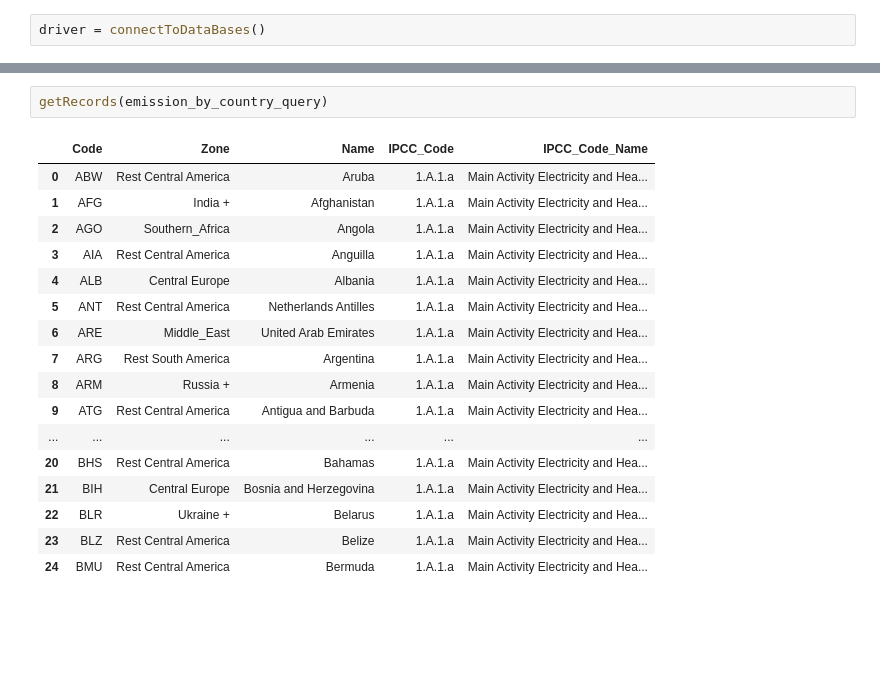
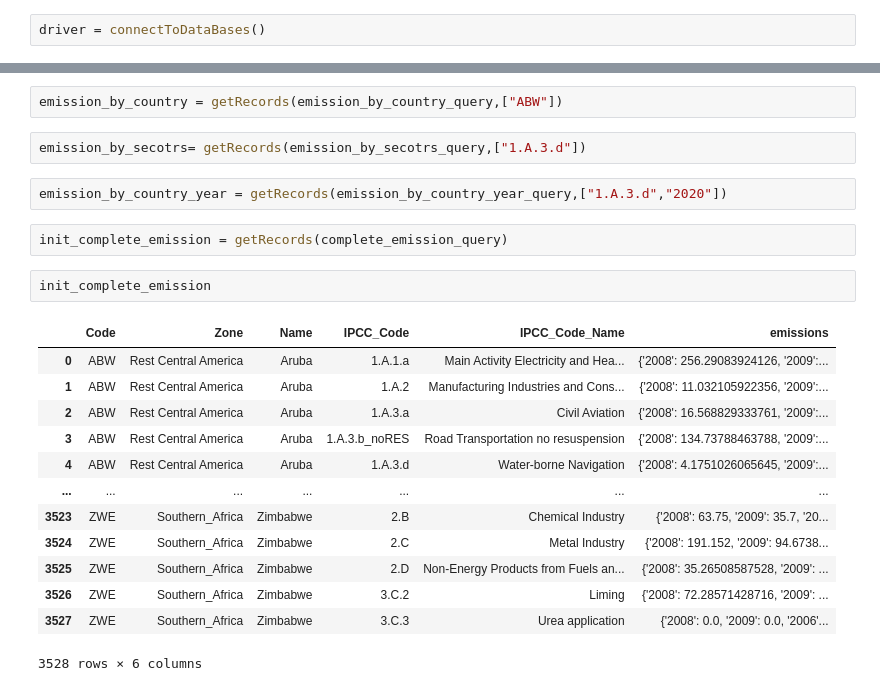
Before and after one commit to GawthamW97/Data-Analytics-And-Visualization, a Jupyter notebook: visualize_data_neo4j.ipynb, the cells around one changed output, grey strips where cells are left out. Saved outputs shown, nothing was run; the diff lists cells and outputs as text; blank space fills up the shorter version.

```diff
--- a/visualize_data_neo4j.ipynb
+++ b/visualize_data_neo4j.ipynb
@@ -78,20 +103,24 @@ getCountry(country_query)
 # %%
-getRecords(emission_by_country_query)
+emission_by_country = getRecords(emission_by_country_query,["ABW"])
-# %% [output]
-|  | Code | Zone | Name | IPCC_Code | IPCC_Code_Name |
-| 0 | ABW | Rest Central America | Aruba | 1.A.1.a | Main Activity Electricity and Hea... |
-| 1 | AFG | India + | Afghanistan | 1.A.1.a | Main Activity Electricity and Hea... |
-| 2 | AGO | Southern_Africa | Angola | 1.A.1.a | Main Activity Electricity and Hea... |
-| 3 | AIA | Rest Central America | Anguilla | 1.A.1.a | Main Activity Electricity and Hea... |
-| 4 | ALB | Central Europe | Albania | 1.A.1.a | Main Activity Electricity and Hea... |
-| 5 | ANT | Rest Central America | Netherlands Antilles | 1.A.1.a | Main Activity Electricity and Hea... |
-| 6 | ARE | Middle_East | United Arab Emirates | 1.A.1.a | Main Activity Electricity and Hea... |
-| 7 | ARG | Rest South America | Argentina | 1.A.1.a | Main Activity Electricity and Hea... |
-| 8 | ARM | Russia + | Armenia | 1.A.1.a | Main Activity Electricity and Hea... |
-| 9 | ATG | Rest Central America | Antigua and Barbuda | 1.A.1.a | Main Activity Electricity and Hea... |
-| ... | ... | ... | ... | ... | ... |
-| 20 | BHS | Rest Central America | Bahamas | 1.A.1.a | Main Activity Electricity and Hea... |
-| 21 | BIH | Central Europe | Bosnia and Herzegovina | 1.A.1.a | Main Activity Electricity and Hea... |
-| 22 | BLR | Ukraine + | Belarus | 1.A.1.a | Main Activity Electricity and Hea... |
-| 23 | BLZ | Rest Central America | Belize | 1.A.1.a | Main Activity Electricity and Hea... |
-| 24 | BMU | Rest Central America | Bermuda | 1.A.1.a | Main Activity Electricity and Hea... |
+# %%
+emission_by_secotrs= getRecords(emission_by_secotrs_query,["1.A.3.d"])
+# %%
+emission_by_country_year = getRecords(emission_by_country_year_query,["1.A.3.d","2020"])
+# %%
+init_complete_emission = getRecords(complete_emission_query)
+# %%
+init_complete_emission
+# %% [output]
+|  | Code | Zone | Name | IPCC_Code | IPCC_Code_Name | emissions |
+| 0 | ABW | Rest Central America | Aruba | 1.A.1.a | Main Activity Electricity and Hea... | {'2008': 256.29083924126, '2009':... |
+| 1 | ABW | Rest Central America | Aruba | 1.A.2 | Manufacturing Industries and Cons... | {'2008': 11.032105922356, '2009':... |
+| 2 | ABW | Rest Central America | Aruba | 1.A.3.a | Civil Aviation | {'2008': 16.568829333761, '2009':... |
+| 3 | ABW | Rest Central America | Aruba | 1.A.3.b_noRES | Road Transportation no resuspension | {'2008': 134.73788463788, '2009':... |
+| 4 | ABW | Rest Central America | Aruba | 1.A.3.d | Water-borne Navigation | {'2008': 4.1751026065645, '2009':... |
+| ... | ... | ... | ... | ... | ... | ... |
+| 3523 | ZWE | Southern_Africa | Zimbabwe | 2.B | Chemical Industry | {'2008': 63.75, '2009': 35.7, '20... |
+| 3524 | ZWE | Southern_Africa | Zimbabwe | 2.C | Metal Industry | {'2008': 191.152, '2009': 94.6738... |
+| 3525 | ZWE | Southern_Africa | Zimbabwe | 2.D | Non-Energy Products from Fuels an... | {'2008': 35.26508587528, '2009': ... |
+| 3526 | ZWE | Southern_Africa | Zimbabwe | 3.C.2 | Liming | {'2008': 72.28571428716, '2009': ... |
+| 3527 | ZWE | Southern_Africa | Zimbabwe | 3.C.3 | Urea application | {'2008': 0.0, '2009': 0.0, '2006'... |
+3528 rows × 6 columns
```
Also changed, not shown: parts of 15 cells of this notebook, 2 other files.
